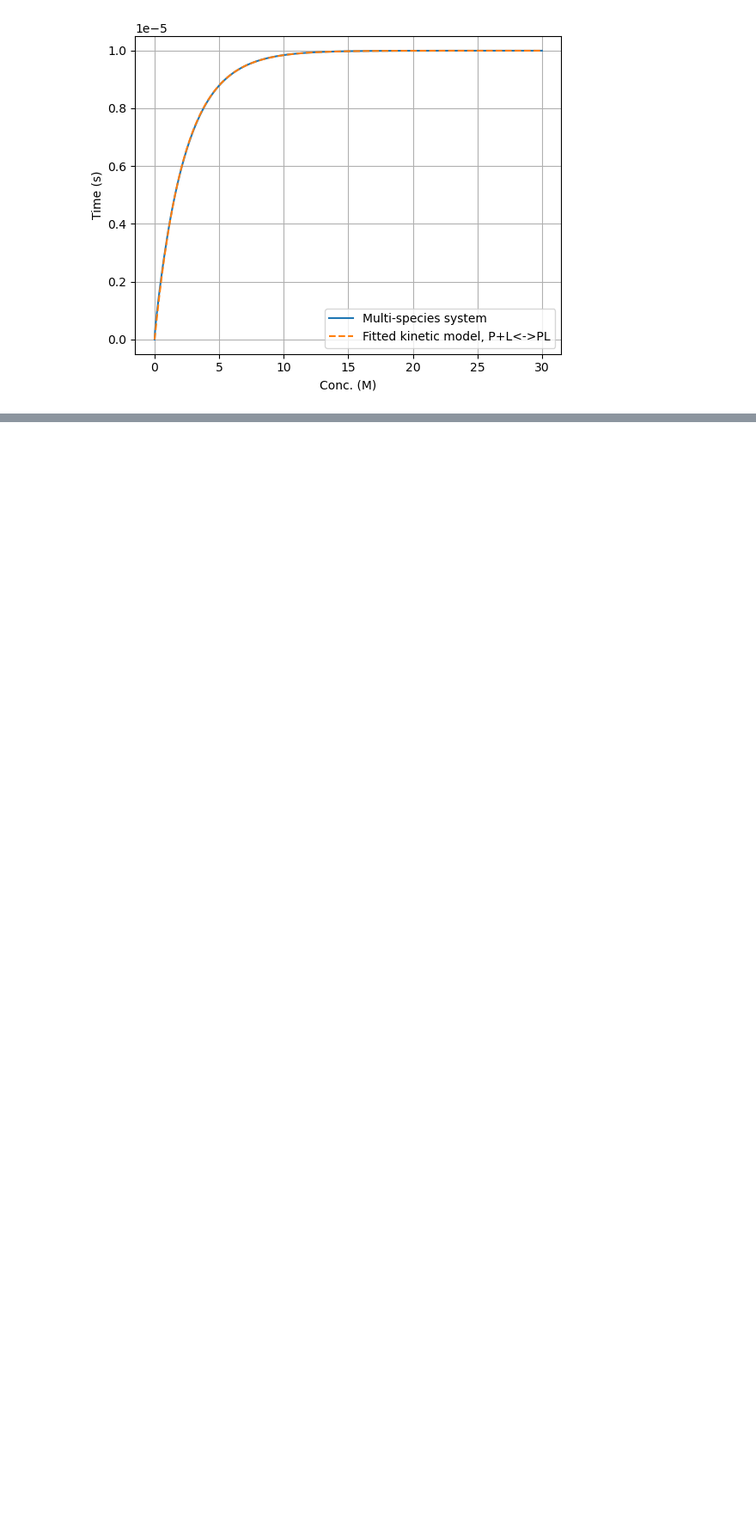
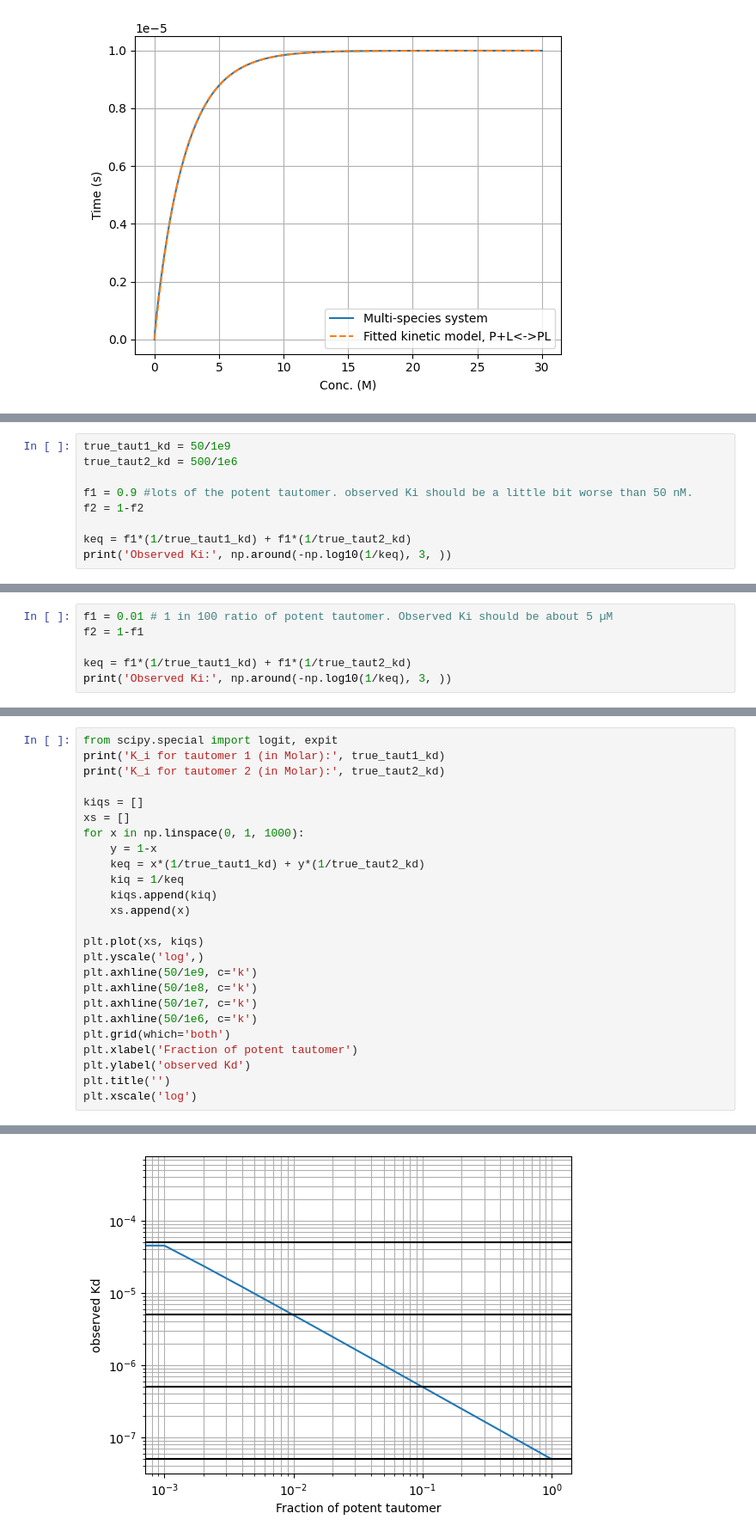
Before and after one commit to ljmartin/ljmartin.github.io, a Jupyter notebook: notebooks/combiningKi_simulation.ipynb, the cells around one changed output, grey strips where cells are left out. Shown: that part at 86% size. Cells and saved outputs as stored; diff of their text form; blank space fills up the shorter version.

```diff
--- a/notebooks/combiningKi_simulation.ipynb
+++ b/notebooks/combiningKi_simulation.ipynb
@@ -334,0 +388,9 @@ And it looks like a 5% occupancy tautomer is fine if it's potent enough.
+# %%
+true_taut1_kd = 50/1e9
+true_taut2_kd = 500/1e6
+
+f1 = 0.9 #lots of the potent tautomer. observed Ki should be a little bit worse than 50 nM.
+f2 = 1-f2
+
+keq = f1*(1/true_taut1_kd) + f1*(1/true_taut2_kd)
+print('Observed Ki:', np.around(-np.log10(1/keq), 3, ))
@@ -334,0 +407,6 @@ And it looks like a 5% occupancy tautomer is fine if it's potent enough.
+# %%
+f1 = 0.01 # 1 in 100 ratio of potent tautomer. Observed Ki should be about 5 µM
+f2 = 1-f1
+
+keq = f1*(1/true_taut1_kd) + f1*(1/true_taut2_kd)
+print('Observed Ki:', np.around(-np.log10(1/keq), 3, ))
@@ -334,0 +415,26 @@ And it looks like a 5% occupancy tautomer is fine if it's potent enough.
+# %%
+from scipy.special import logit, expit
+print('K_i for tautomer 1 (in Molar):', true_taut1_kd)
+print('K_i for tautomer 2 (in Molar):', true_taut2_kd)
+
+kiqs = []
+xs = []
+for x in np.linspace(0, 1, 1000):
+    y = 1-x
+    keq = x*(1/true_taut1_kd) + y*(1/true_taut2_kd)
+    kiq = 1/keq
+    kiqs.append(kiq)
+    xs.append(x)
+
+plt.plot(xs, kiqs)
+plt.yscale('log',)
+plt.axhline(50/1e9, c='k')
+plt.axhline(50/1e8, c='k')
+plt.axhline(50/1e7, c='k')
+plt.axhline(50/1e6, c='k')
+plt.grid(which='both')
+plt.xlabel('Fraction of potent tautomer')
+plt.ylabel('observed Kd')
+plt.title('')
+plt.xscale('log')
+# %% [output]
@@ -334,0 +443 @@ And it looks like a 5% occupancy tautomer is fine if it's potent enough.
+[figure, added]
```
Also changed, not shown: parts of 33 cells of this notebook, 2 other files.
